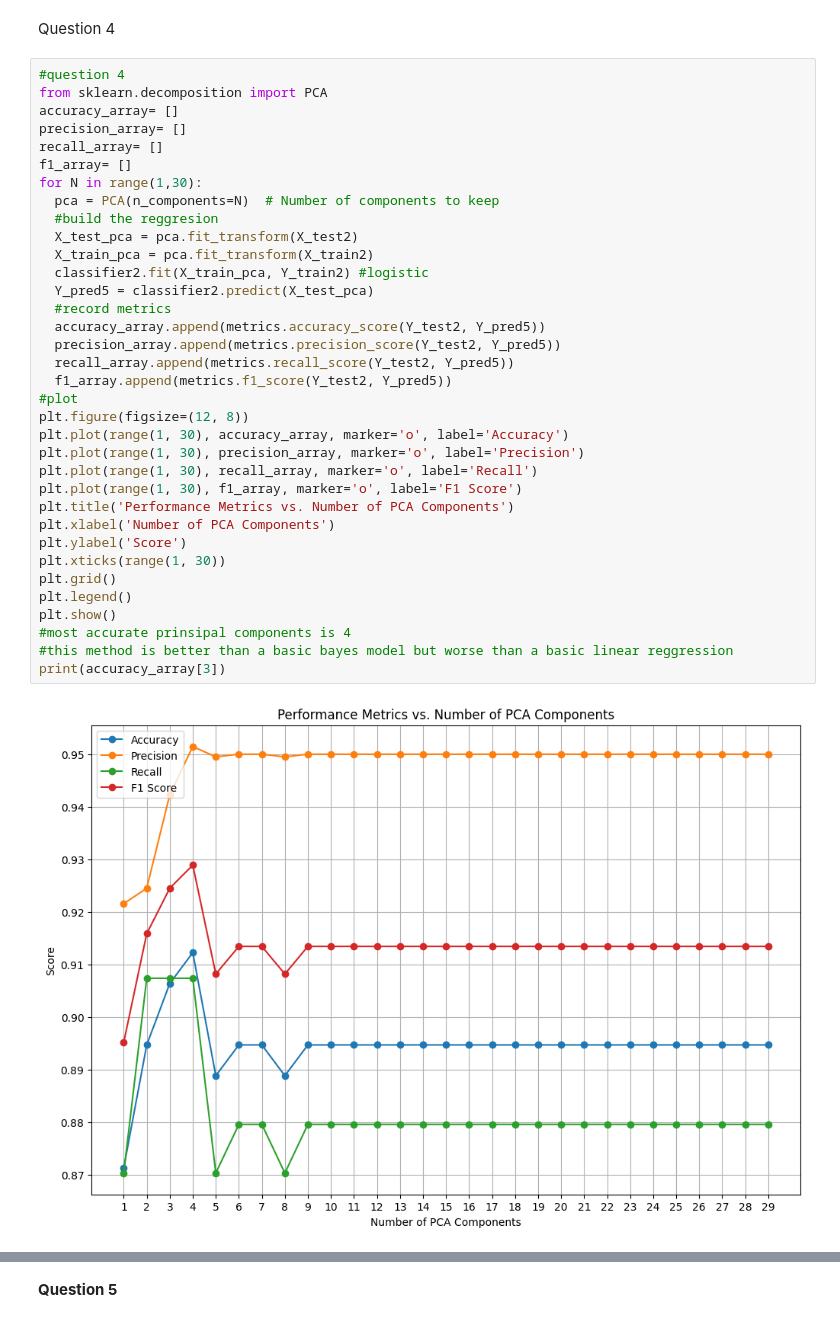
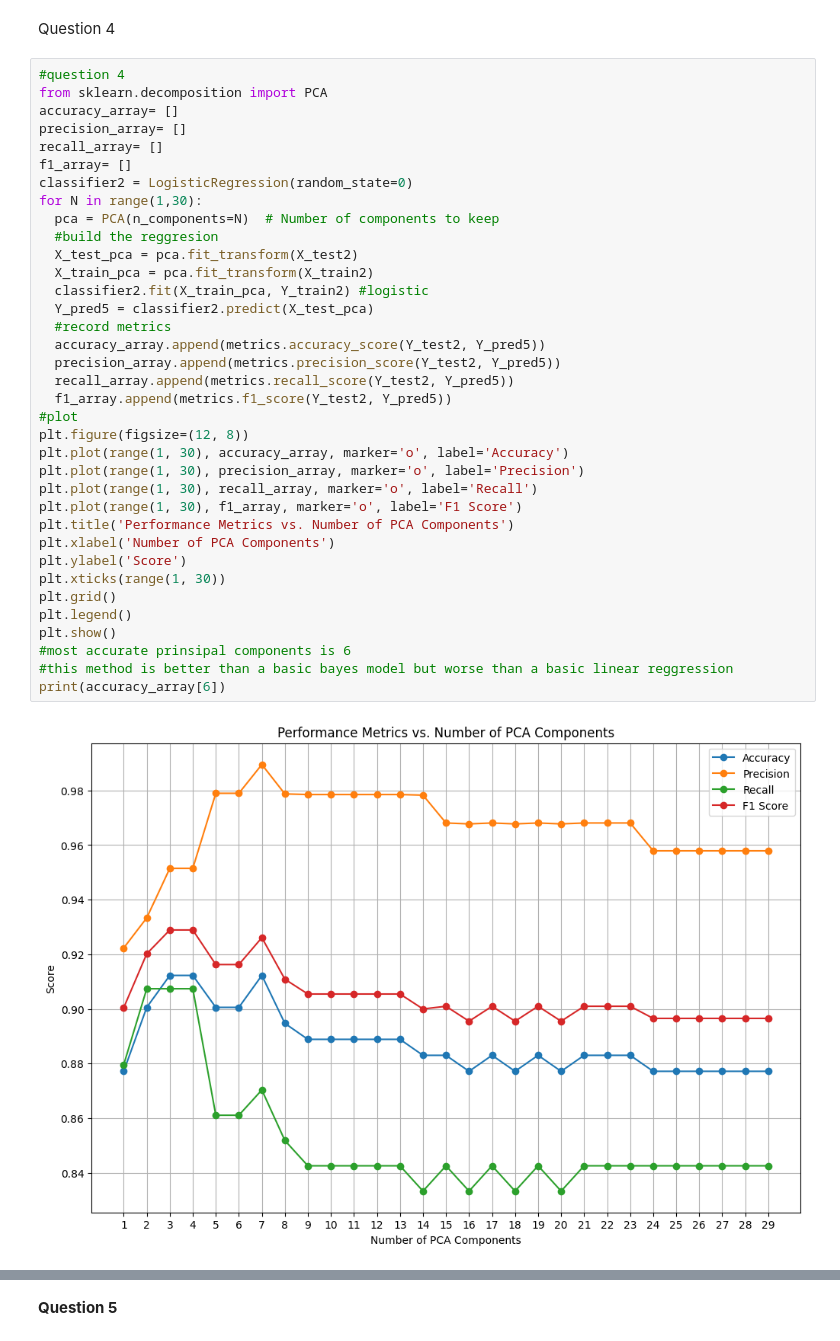
Before and after one commit to Nscaglio/4105, a Jupyter notebook: HW_3.ipynb, the cells around one changed output, grey strips where cells are left out. Saved outputs shown, nothing was run; the diff lists cells and outputs as text.

```diff
--- a/HW_3.ipynb
+++ b/HW_3.ipynb
@@ -168,36 +168,37 @@ accuracy_array= []
 precision_array= []
 recall_array= []
 f1_array= []
+classifier2 = LogisticRegression(random_state=0)
 for N in range(1,30):
   pca = PCA(n_components=N)  # Number of components to keep
   #build the reggresion
   X_test_pca = pca.fit_transform(X_test2)
   X_train_pca = pca.fit_transform(X_train2)
   classifier2.fit(X_train_pca, Y_train2) #logistic
   Y_pred5 = classifier2.predict(X_test_pca)
   #record metrics
   accuracy_array.append(metrics.accuracy_score(Y_test2, Y_pred5))
   precision_array.append(metrics.precision_score(Y_test2, Y_pred5))
   recall_array.append(metrics.recall_score(Y_test2, Y_pred5))
   f1_array.append(metrics.f1_score(Y_test2, Y_pred5))
 #plot
 plt.figure(figsize=(12, 8))
 plt.plot(range(1, 30), accuracy_array, marker='o', label='Accuracy')
 plt.plot(range(1, 30), precision_array, marker='o', label='Precision')
 plt.plot(range(1, 30), recall_array, marker='o', label='Recall')
 plt.plot(range(1, 30), f1_array, marker='o', label='F1 Score')
 plt.title('Performance Metrics vs. Number of PCA Components')
 plt.xlabel('Number of PCA Components')
 plt.ylabel('Score')
 plt.xticks(range(1, 30))
 plt.grid()
 plt.legend()
 plt.show()
-#most accurate prinsipal components is 4
+#most accurate prinsipal components is 6
 #this method is better than a basic bayes model but worse than a basic linear reggression
-print(accuracy_array[3])
+print(accuracy_array[6])
 # %% [output]
-[figure, old version]
+[figure, new version]
 0.9122807017543859
 # %% [markdown]
 **Question 5**
```
